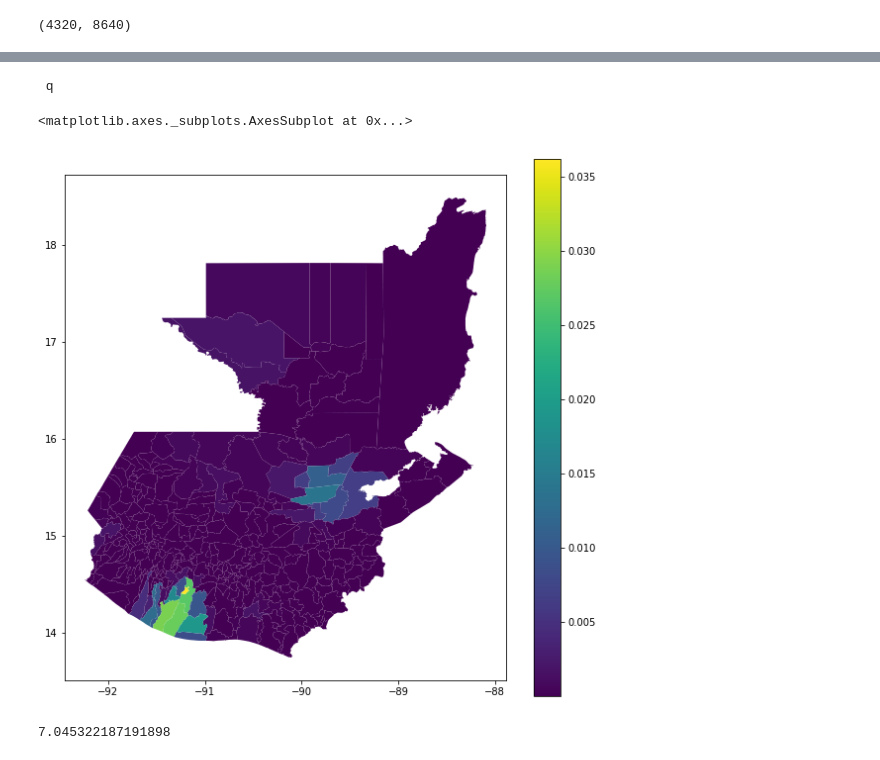
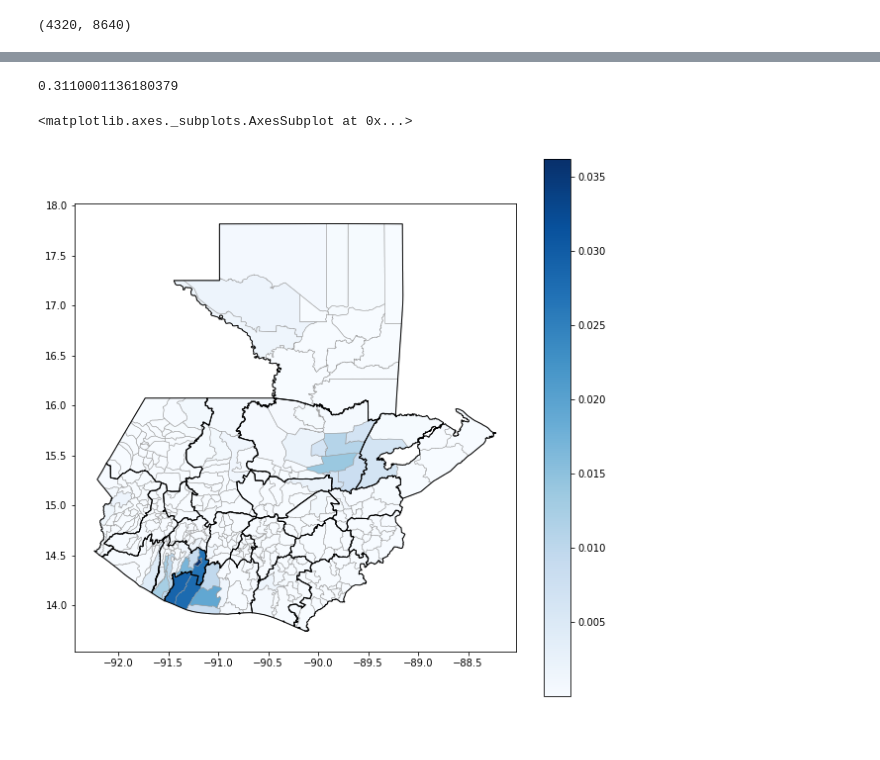
Before and after one commit to Guitlle/gf, a Jupyter notebook: outcome_measurement/malaria/gtm/GTM - Malaria - Malaria Atlas Project preprocessing.ipynb, the cells around one changed output, grey strips where cells are left out. Cells and saved outputs as stored; diff of their text form; code cells hidden in the pictures.

Commit message:
comparing incidence between map and national data. wrong, though. Have to use population estimates

```diff
--- a/outcome_measurement/malaria/gtm/GTM - Malaria - Malaria Atlas Project preprocessing.ipynb
+++ b/outcome_measurement/malaria/gtm/GTM - Malaria - Malaria Atlas Project preprocessing.ipynb
@@ -27,3 +27,6 @@ malap.shape
 (4320, 8640)
 # %%
 munis = gp.read_file("../../../../Covariates and Other Data/GIS/GT-IGN-cartografia_basica-Division politica Administrativa (Municipios).geojson")
+munis = munis[munis.COD_DEPT__.isna() == False]
+deptos = gp.read_file("../../../../Covariates and Other Data/GIS/GT-IGN-cartografia_basica-Departamentos.geojson")
+deptos = deptos[deptos.CODIGO != "2300"]
@@ -31,28 +54,16 @@ munis = gp.read_file("../../../../Covariates and Other Data/GIS/GT-IGN-cartograf
 munis_malap_masks = [mask.mask(map_raster, [muni["geometry"].__geo_interface__], crop=True) for i, muni in munis.iterrows()]
 # %%
 munis_malap_sums = [np.mean(mask[0].data[mask[0].data>0]) for mask in munis_malap_masks]
-# %%
-mlp.rcParams["figure.figsize"] = (10,5)
-while True:
-    key = input()
-    if key == "q":
-        break
-    i = key
-    print(munis[i]["properties"])
-    plt.imshow(munis_malap_masks[i][0].data[0], cmap = current_cmap, vmin = 0)
-    plt.colorbar()
-    plt.show()
-# %% [output]
- q
 # %%
 munis["malap_sum"] = munis_malap_sums
-# %%
-mlp.rcParams["figure.figsize"] = (10,10)
-munis.plot("malap_sum", legend=True)
-# %% [output]
-<matplotlib.axes._subplots.AxesSubplot at 0x...>
-[figure, removed]
 # %%
 munis.malap_sum.sum()
 # %% [output]
-7.045322187191898
+0.3110001136180379
+# %%
+mlp.rcParams["figure.figsize"] = (10,10)
+ax = munis.plot("malap_sum", legend=True, cmap = "Blues", edgecolor="#999999", linewidth=0.5)
+deptos.plot(edgecolor="black", linewidth=1, color="#55555500", ax = ax )
+# %% [output]
+<matplotlib.axes._subplots.AxesSubplot at 0x...>
+[figure, added]
```
Also changed, not shown: parts of 2 cells of this notebook, 1 other file.
